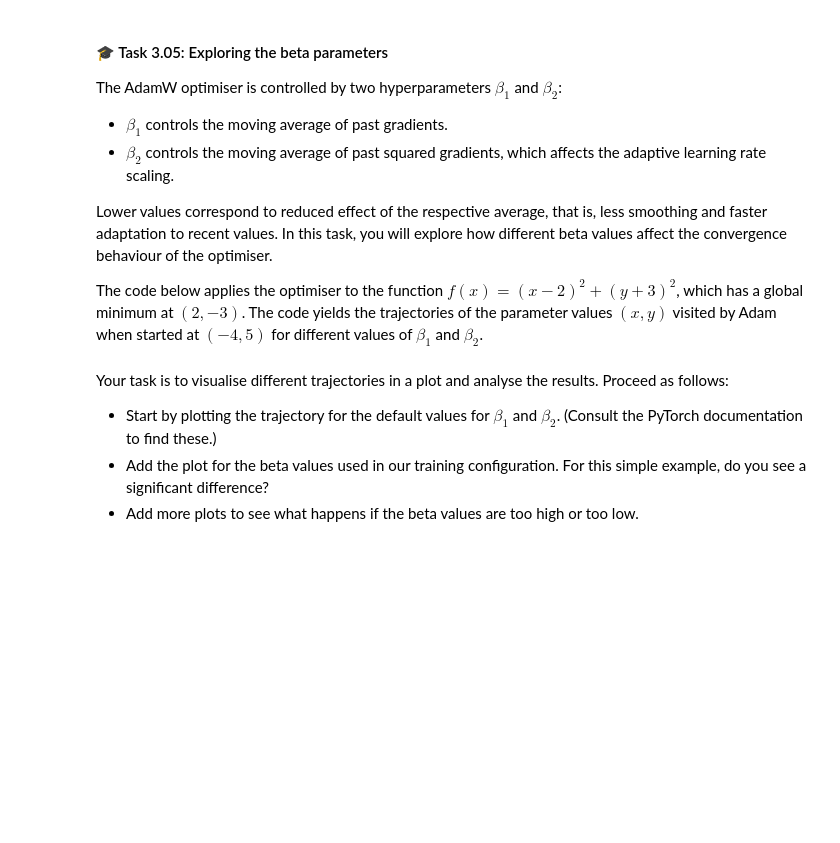
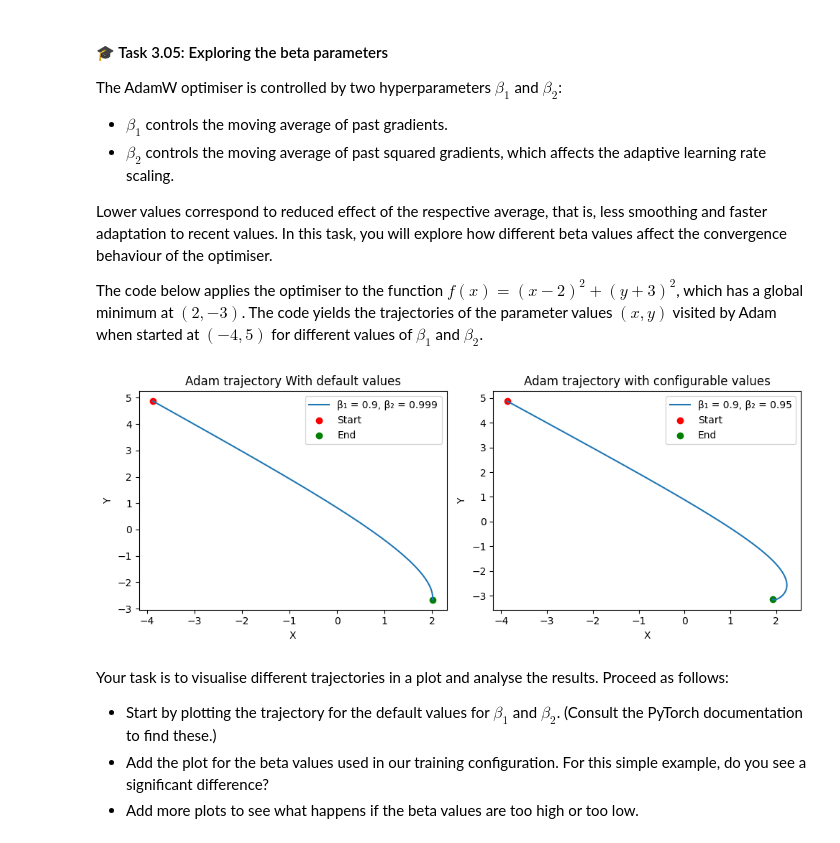
Before and after one commit to Ahmad-Abdou/ETE387-Labs, a Jupyter notebook: lab3/nlp-lab3.ipynb, the cells around one changed output. Cells and saved outputs as stored; diff of their text form; code cells hidden in the pictures; blank space fills up the shorter version.

Commit message:
Visualization the betas trajectories

```diff
--- a/lab3/nlp-lab3.ipynb
+++ b/lab3/nlp-lab3.ipynb
@@ -211,22 +219,51 @@ Lower values correspond to reduced effect of the respective average, that is, le
 
 The code below applies the optimiser to the function $f(x) = (x-2)^2 + (y+3)^2$, which has a global minimum at $(2, -3)$. The code yields the trajectories of the parameter values $(x, y)$ visited by Adam when started at $(-4, 5)$ for different values of&nbsp;$\beta_1$ and $\beta_2$.
 # %%
+import matplotlib.pyplot as plt
 def adam_trajectories(betas):
     def loss_function(x, y):
         return (x - 2) ** 2 + (y + 3) ** 2
 
     for beta1, beta2 in betas:
         x = torch.tensor([-4.0], requires_grad=True)
         y = torch.tensor([5.0], requires_grad=True)
         optimizer = torch.optim.AdamW((x, y), lr=0.125, betas=(beta1, beta2))
         trajectory = []
         for _ in range(100):
             optimizer.zero_grad()
             loss = loss_function(x, y)
             loss.backward()
             optimizer.step()
             trajectory.append((x.item(), y.item()))
         yield trajectory, f"β₁ = {beta1}, β₂ = {beta2}"
+
+betas = [(0.9, 0.999)]
+betas2 = [(0.9, 0.95)]
+fig, axes = plt.subplots(1, 2, figsize = (10,4))
+for trajectory, label in adam_trajectories(betas):
+  x,y = zip(*trajectory)
+  axes[0].plot(x, y, label=label)
+  axes[0].scatter(x[0],y[0], color='red', label='Start')
+  axes[0].scatter(x[-1], y[-1], color='green', label='End')
+axes[0].set_xlabel('X')
+axes[0].set_ylabel('Y')
+axes[0].set_title("Adam trajectory With default values")
+axes[0].legend()
+
+for trajectory, label in adam_trajectories(betas2):
+  x,y = zip(*trajectory)
+  axes[1].plot(x, y, label=label)
+  axes[1].scatter(x[0], y[0], color='red', label='Start')
+  axes[1].scatter(x[-1], y[-1], color='green', label='End')
+axes[1].set_xlabel('X')
+axes[1].set_ylabel('Y')
+axes[1].set_title('Adam trajectory with configurable values')
+
+axes[1].legend()
+plt.tight_layout()
+plt.show()
+# %% [output]
+[figure, added]
 # %% [markdown]
  Your task is to visualise different trajectories in a plot and analyse the results. Proceed as follows:
 
```
Also changed, not shown: parts of 4 cells of this notebook.
